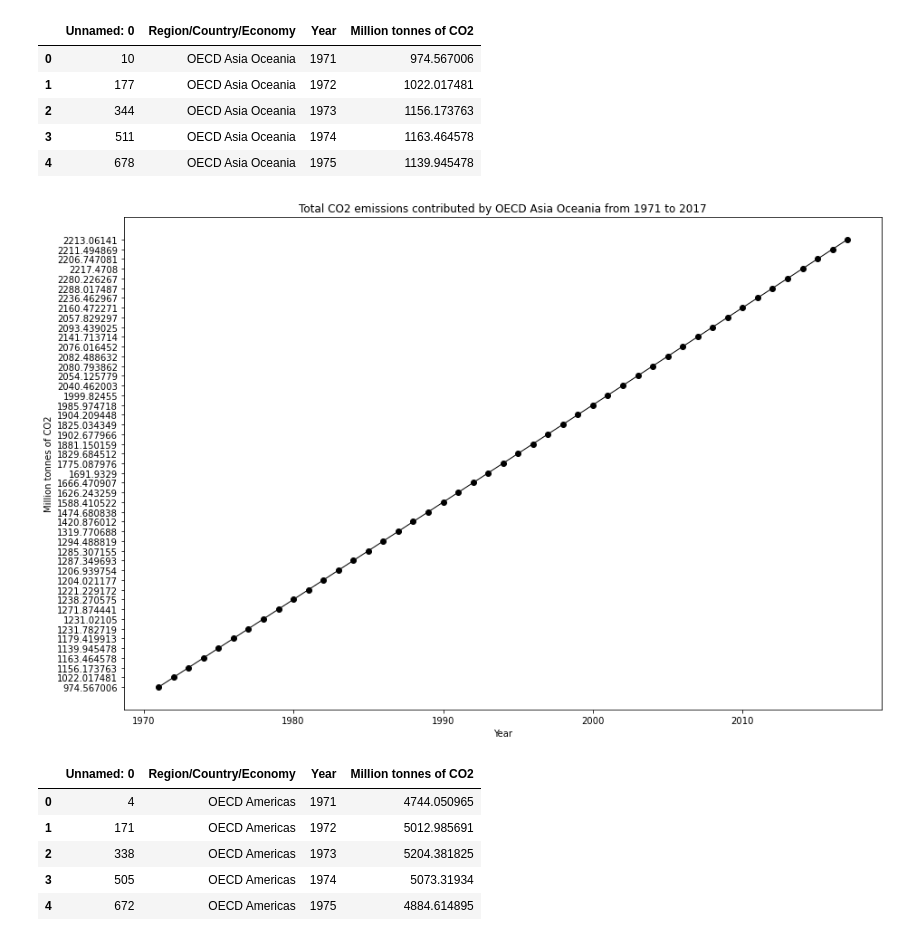
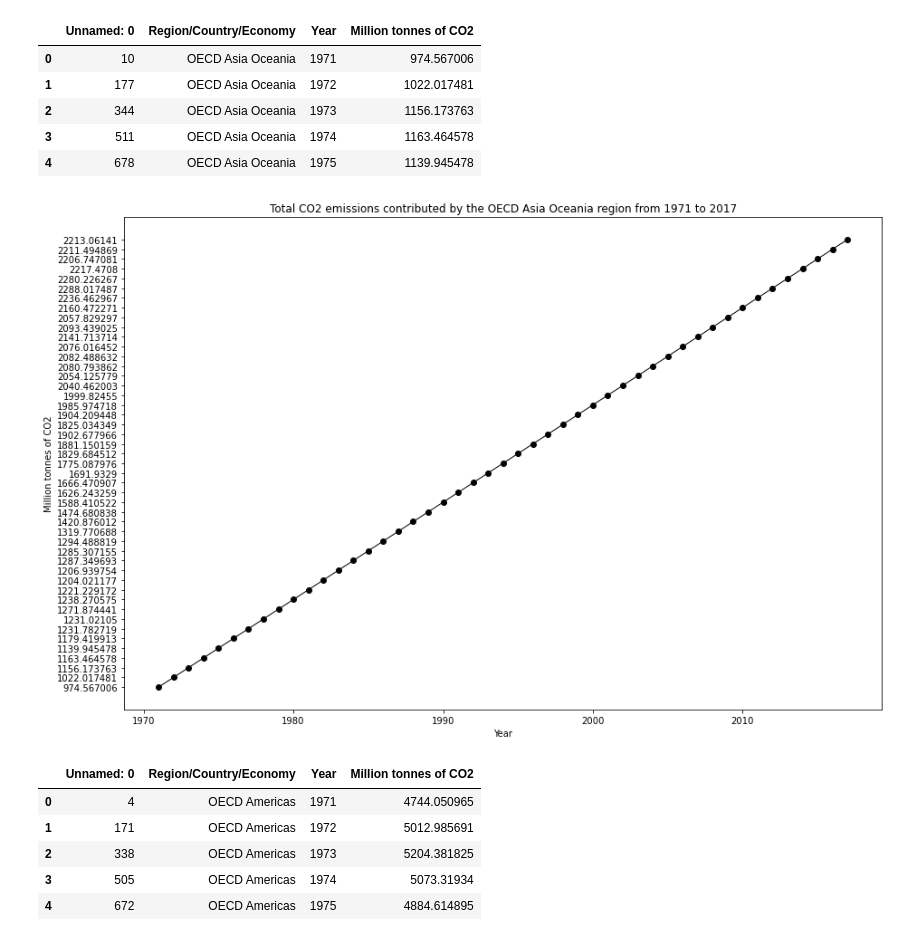
Before and after one commit to coreymcculley/Investigation-into-Carbon-Emmisions-and-Renenwable-Energy, a Jupyter notebook: rice bootcamp renewable resources project/co2_emissions.ipynb, the cells around one changed output. Saved outputs shown, nothing was run; the diff lists cells and outputs as text; code cells hidden in the pictures.

```diff
--- a/rice bootcamp renewable resources project/co2_emissions.ipynb
+++ b/rice bootcamp renewable resources project/co2_emissions.ipynb
@@ -331,18 +331,18 @@ oceania_df.reset_index(drop=True).head()
 # %%
 x_axis = oceania_df["Year"]
 mtco2e = oceania_df["Million tonnes of CO2"]
 
 plt.figure(figsize=(15,10))
 
 plt.plot(x_axis,mtco2e,linewidth=1,marker="o",color="black")
 
-plt.title("Total CO2 emissions contributed by OECD Asia Oceania from 1971 to 2017")
+plt.title("Total CO2 emissions contributed by the OECD Asia Oceania region from 1971 to 2017")
 plt.xlabel("Year")
 plt.ylabel("Million tonnes of CO2")
 
 plt.show()
 # %% [output]
-[figure, old version]
+[figure, new version]
 # %%
 americas_df = co2_data.loc[co2_data["Region/Country/Economy"] == "OECD Americas"]
 americas_df.reset_index(drop=True).head()
```
Also changed, not shown: parts of 3 cells of this notebook.
